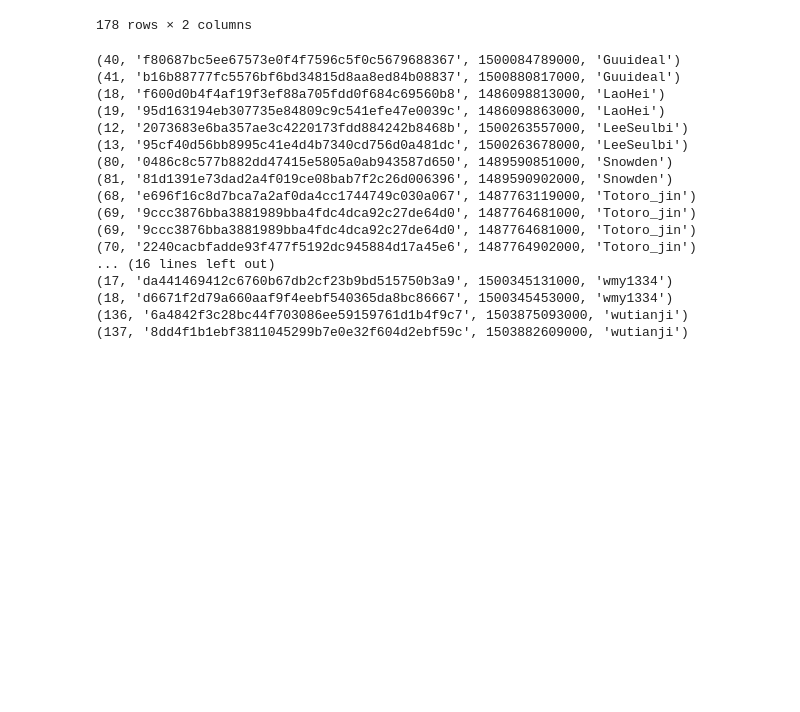
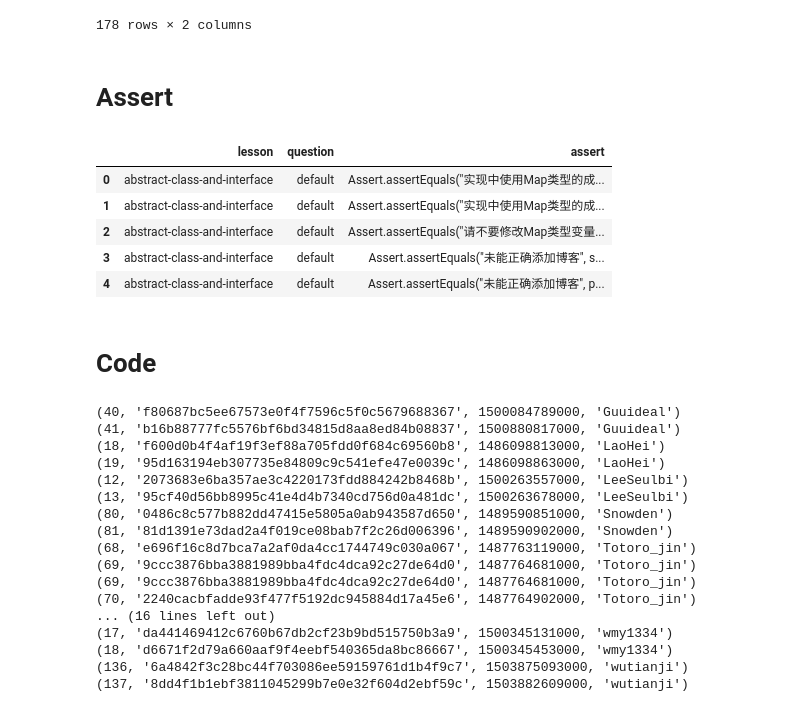
Before and after one commit to xzhren/autoQA, a Jupyter notebook: 1#AnswerUtils.ipynb, the cells around one changed output. Saved outputs shown, nothing was run; the diff lists cells and outputs as text; code cells hidden in the pictures; blank space fills up the shorter version.

```diff
--- a/1#AnswerUtils.ipynb
+++ b/1#AnswerUtils.ipynb
@@ -128,6 +130,20 @@ question_df
 | 1226 | b28f128d-d72d-41a1-a106-acbc6ef6c2b9 | <p>没学过怎么补充。。。。。完全不会该咋办，无从下手<br></p> |
 | 1014 | 351f4908-6989-4fd2-a444-30fd758b785a | <p>好的&nbsp;&nbsp;谢谢老师<br></p> |
 178 rows × 2 columns
+# %% [markdown]
+# Assert
+# %%
+assert_pd = pd.read_csv("./data/assert.csv")
+assert_pd.head()
+# %% [output]
+|  | lesson | question | assert |
+| 0 | abstract-class-and-interface | default | Assert.assertEquals("实现中使用Map类型的成... |
+| 1 | abstract-class-and-interface | default | Assert.assertEquals("实现中使用Map类型的成... |
+| 2 | abstract-class-and-interface | default | Assert.assertEquals("请不要修改Map类型变量... |
+| 3 | abstract-class-and-interface | default | Assert.assertEquals("未能正确添加博客", s... |
+| 4 | abstract-class-and-interface | default | Assert.assertEquals("未能正确添加博客", p... |
+# %% [markdown]
+# Code
 # %%
 importlib.reload(AnswerUtils)
 from AnswerUtils import CodeQA
```
Also changed, not shown: parts of 3 cells of this notebook, 1 other file.
